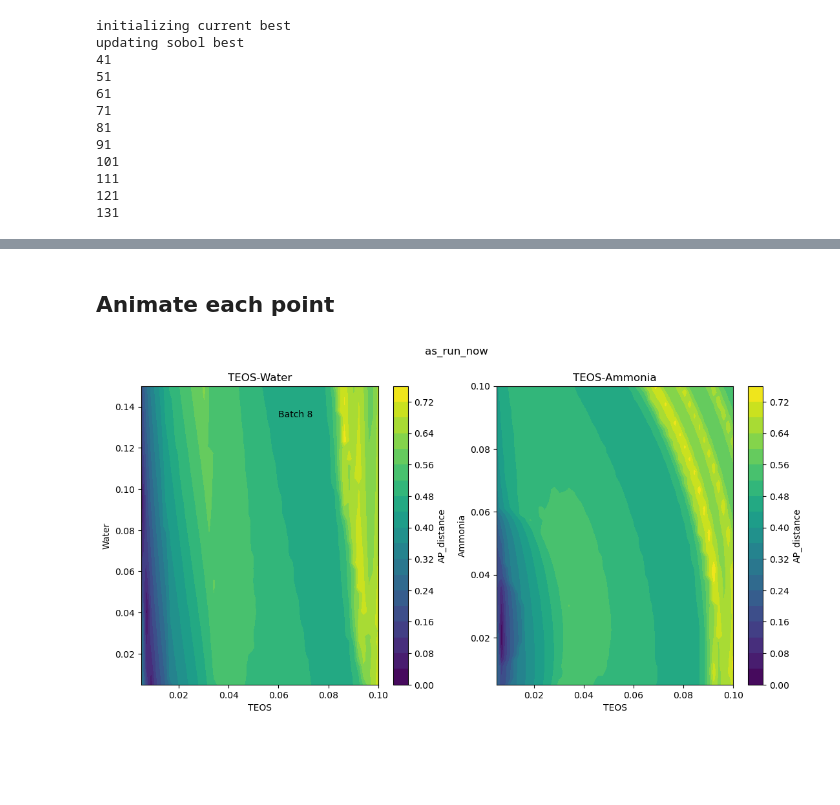
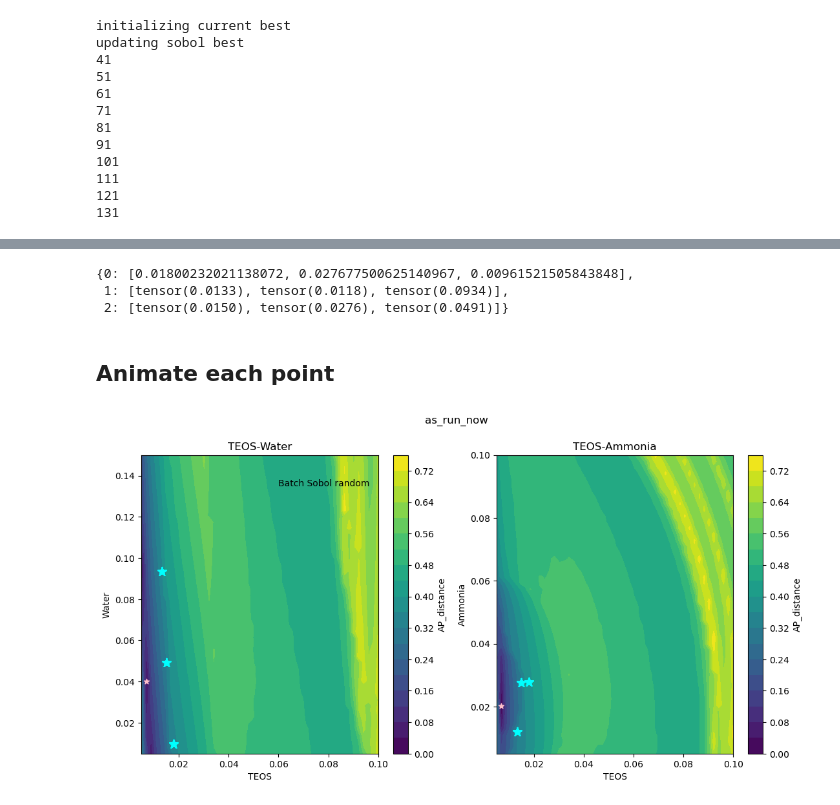
Before and after one commit to brendenpelkie/silica_opt_insilico, a Jupyter notebook: in_silico_sim_dev.ipynb, the cells around one changed output, grey strips where cells are left out. Saved outputs shown, nothing was run; the diff lists cells and outputs as text; code cells hidden in the pictures; blank space fills up the shorter version.

```diff
--- a/in_silico_sim_dev.ipynb
+++ b/in_silico_sim_dev.ipynb
@@ -180 +225,4 @@ KeyboardInterrupt:
+# %%
+def composition_distance(measured_point, true_optima):
+    return np.sqrt(np.sum([(measured_point[i] - true_optima[i])**2 for i in range(len(measured_point))]))
 # %%
@@ -627,0 +619,6 @@ plt.show()
+# %%
+def get_batch(i, n_sobol, batch_size):
+    if i < n_sobol:
+        return 0
+    else:
+        return int(np.ceil((i - n_sobol + 1)/batch_size))
@@ -628,3 +629,18 @@ plt.show()
+# %%
+best_points = {}
+
+for i, (uuid_val, data_val) in enumerate(data.items()):
+    if uuid_val in best_uuid:
+        # get batch num:
+        batch_num = get_batch(i, n_sobol, batch_size)
+        point = [data_val['teos_vol_frac'], data_val['ammonia_vol_frac'], data_val['water_vol_frac']]
+        best_points[batch_num] = point
+# %%
+best_points
+# %% [output]
+{0: [0.01800232021138072, 0.027677500625140967, 0.00961521505843848],
+ 1: [tensor(0.0133), tensor(0.0118), tensor(0.0934)],
+ 2: [tensor(0.0150), tensor(0.0276), tensor(0.0491)]}
 # %% [markdown]
 ## Animate each point
 # %%
@@ -664,7 +680,7 @@ batch_names.extend(batch_nums)
 
 fig, ax = plt.subplots(1, 2, figsize = (13,6))
 #fig, ax = plt.subplots()
-num_frames = n_batches
+num_frames = n_batches + 1
 
 ammonia = np.linspace(ammonia_min_vf, ammonia_max_vf, n_grid)
 water = np.linspace(water_min_vf, water_max_vf, n_grid)
@@ -682,6 +698,8 @@ ax[1].set_xlabel('TEOS')
 ax[1].set_ylabel('Ammonia')
 ax[1].set_title('TEOS-Ammonia')
 
+ax[0].scatter(true_min[0], true_min[2], marker = '*', color = 'pink')
+ax[1].scatter(true_min[0], true_min[1], marker = '*', color = 'pink')
 
 fig.suptitle(trial_name)
 
@@ -696,6 +714,8 @@ def get_alpha(i, frame):
 text = ax[0].text(0.06, 0.135, '')
 
 scatter_plots = []
+
+
 def update(frame):
     """Update function for animation."""
 
@@ -707,32 +727,39 @@ def update(frame):
         except:
             continue
 
-    for i in range(frame):
+    for i in range(frame+1):
         text.set_text('Batch ' + batch_names[i])
         alpha = get_alpha(i, frame)
         current_batch = batches_points[i]
         if frame - i - 1 == 0:
             color = 'red'
         else:
             color = 'k'
         for point in current_batch:
             sc1 = ax[0].scatter(point[0], point[2], color = color, alpha = alpha)
             sc2 = ax[1].scatter(point[0], point[1], color = color, alpha = alpha)
 
             scatter_plots.append(sc1)
             scatter_plots.append(sc2)
 
+        try:
+            bp = best_points[i]
+            ax[0].scatter(bp[0], bp[2], color = 'cyan', marker = '*', s = 100)
+            ax[1].scatter(bp[0], bp[1], color = 'cyan', marker = '*', s = 100)
+        except:
+            continue
+
 
     return scatter_plots + [text]
 
 
 ani = animation.FuncAnimation(fig, update, frames=num_frames, interval=800, blit=False)
 #plt.show()
 
 html_ani = ani.to_jshtml()
 HTML(html_ani)
 
 with open('testhtml.html', 'wt') as f:
     f.write(html_ani)
 # %% [output]
-[figure, old version]
+[figure, new version]
```
Also changed, not shown: parts of 17 cells of this notebook, 1 other file.
